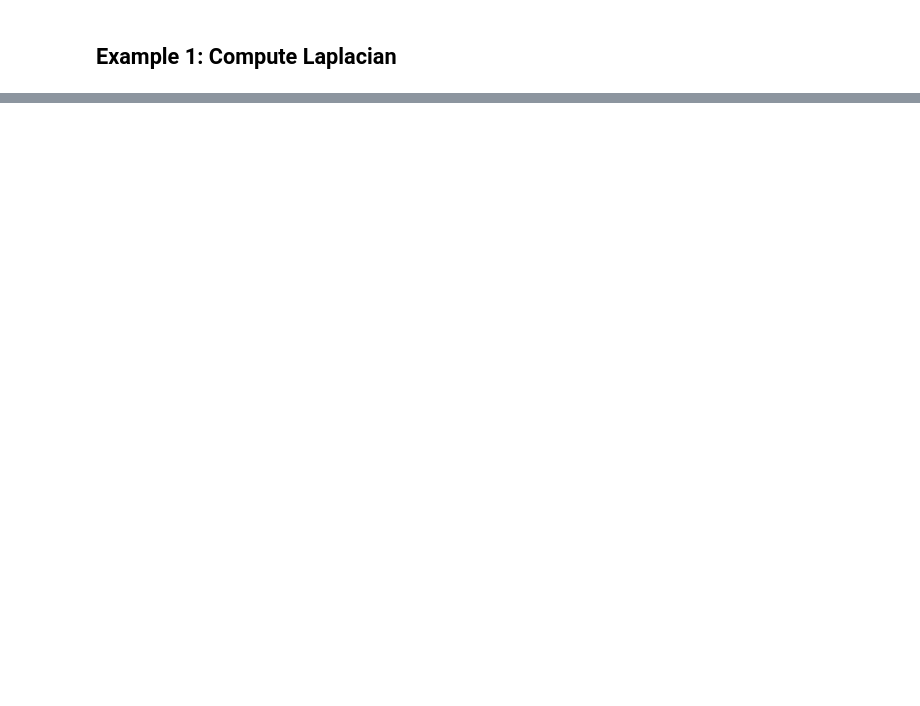
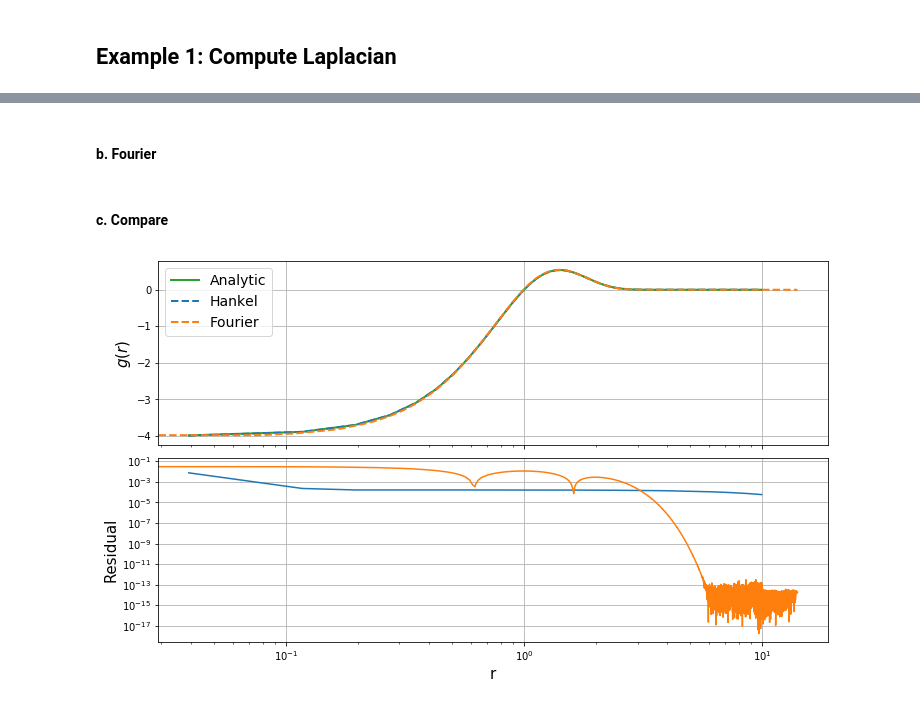
Before and after one commit to steven-murray/hankel, a Jupyter notebook: docs/demos/forward_inverse_transform_hankel_vs_fft.ipynb, the cells around one changed output, grey strips where cells are left out. Drawn from its saved outputs; the diff is of its cells as text; code cells hidden in the pictures; blank space fills up the shorter version.

```diff
--- a/docs/demos/forward_inverse_transform_hankel_vs_fft.ipynb
+++ b/docs/demos/forward_inverse_transform_hankel_vs_fft.ipynb
@@ -419,0 +216,2 @@ plt.show()
+# %% [markdown]
+#### b. Fourier
@@ -419,0 +221,6 @@ plt.show()
+# %% [markdown]
+#### c. Compare
+# %%
+plot_comparison('r', 'g', "$g(r)$")
+# %% [output]
+[figure, added]
```
Also changed, not shown: parts of 77 cells of this notebook.
